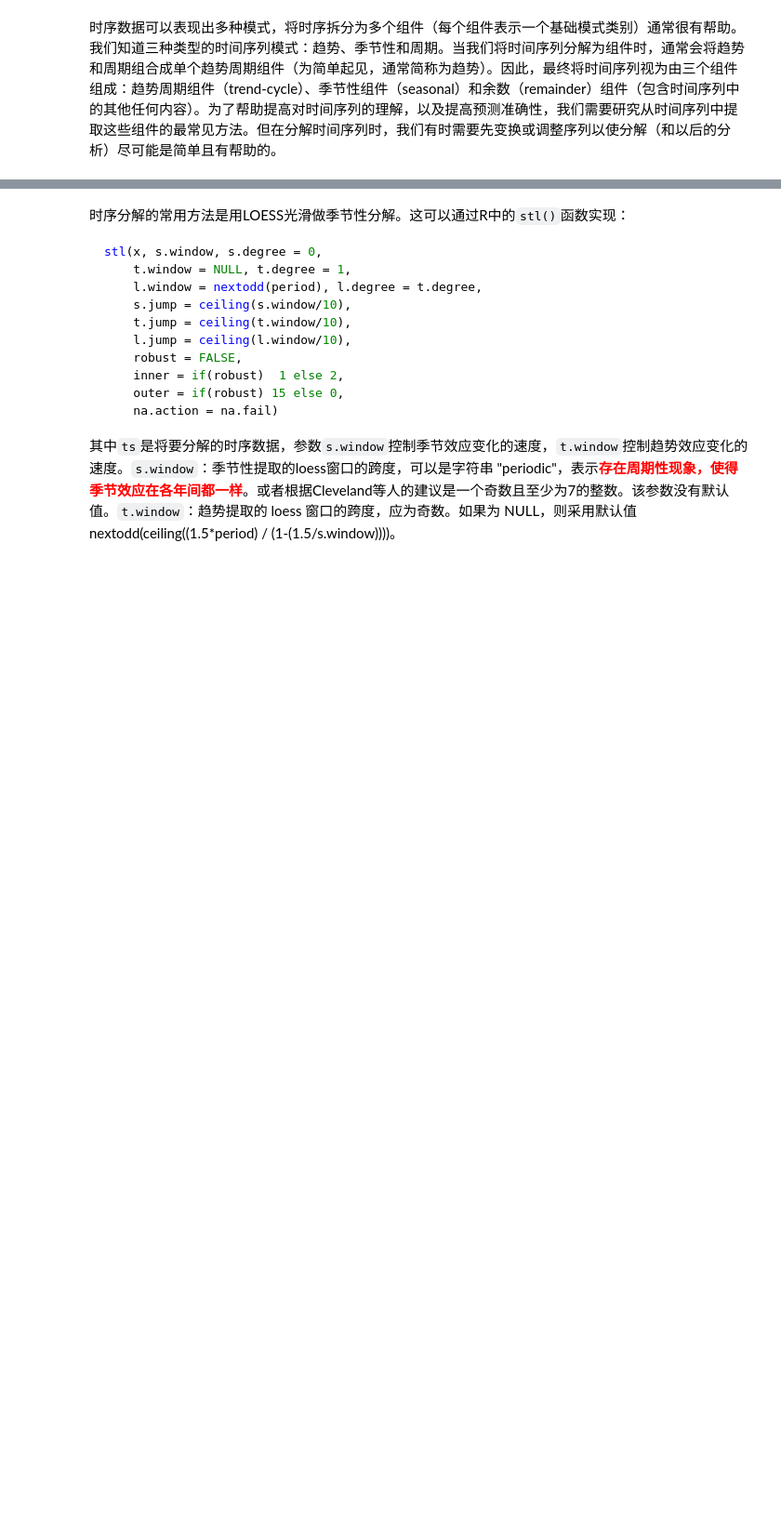
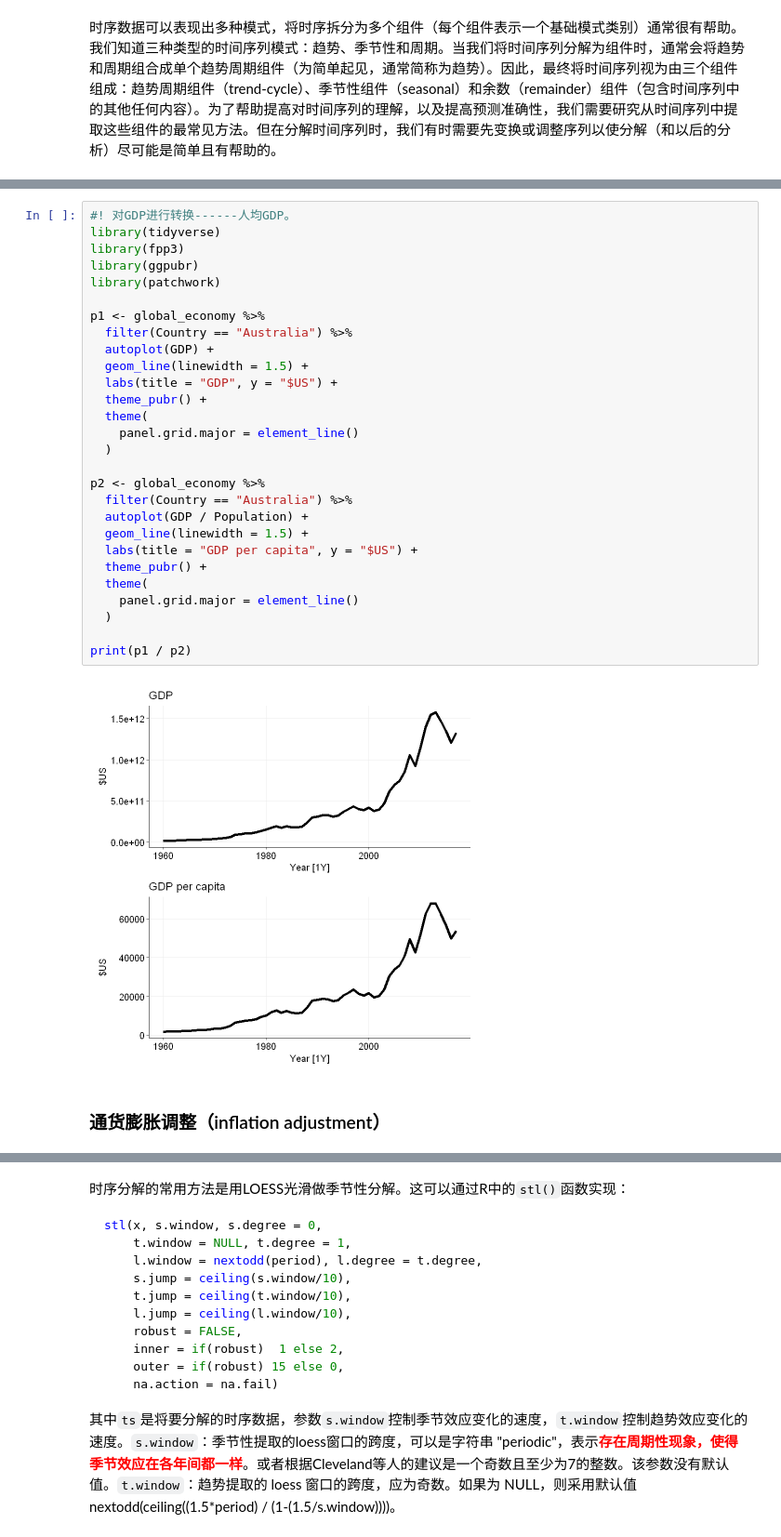
Before and after one commit to zhizhifan/Rtidyverse, a Jupyter notebook: 数据建模.ipynb, the cells around one changed output, grey strips where cells are left out. Shown at 93% size. Saved outputs shown, nothing was run; the diff lists cells and outputs as text; blank space fills up the shorter version.

```diff
--- a/数据建模.ipynb
+++ b/数据建模.ipynb
@@ -1045,0 +1067,32 @@ a10 %>%
+# %%
+#! 对GDP进行转换------人均GDP。
+library(tidyverse)
+library(fpp3)
+library(ggpubr)
+library(patchwork)
+
+p1 <- global_economy %>%
+  filter(Country == "Australia") %>%
+  autoplot(GDP) +
+  geom_line(linewidth = 1.5) +
+  labs(title = "GDP", y = "$US") +
+  theme_pubr() +
+  theme(
+    panel.grid.major = element_line()
+  )
+
+p2 <- global_economy %>%
+  filter(Country == "Australia") %>%
+  autoplot(GDP / Population) +
+  geom_line(linewidth = 1.5) +
+  labs(title = "GDP per capita", y = "$US") +
+  theme_pubr() +
+  theme(
+    panel.grid.major = element_line()
+  )
+
+print(p1 / p2)
+# %% [output]
+[figure, added]
+# %% [markdown]
+### 通货膨胀调整（inflation adjustment）
```
Also changed, not shown: parts of 66 cells of this notebook, 10 other files.
